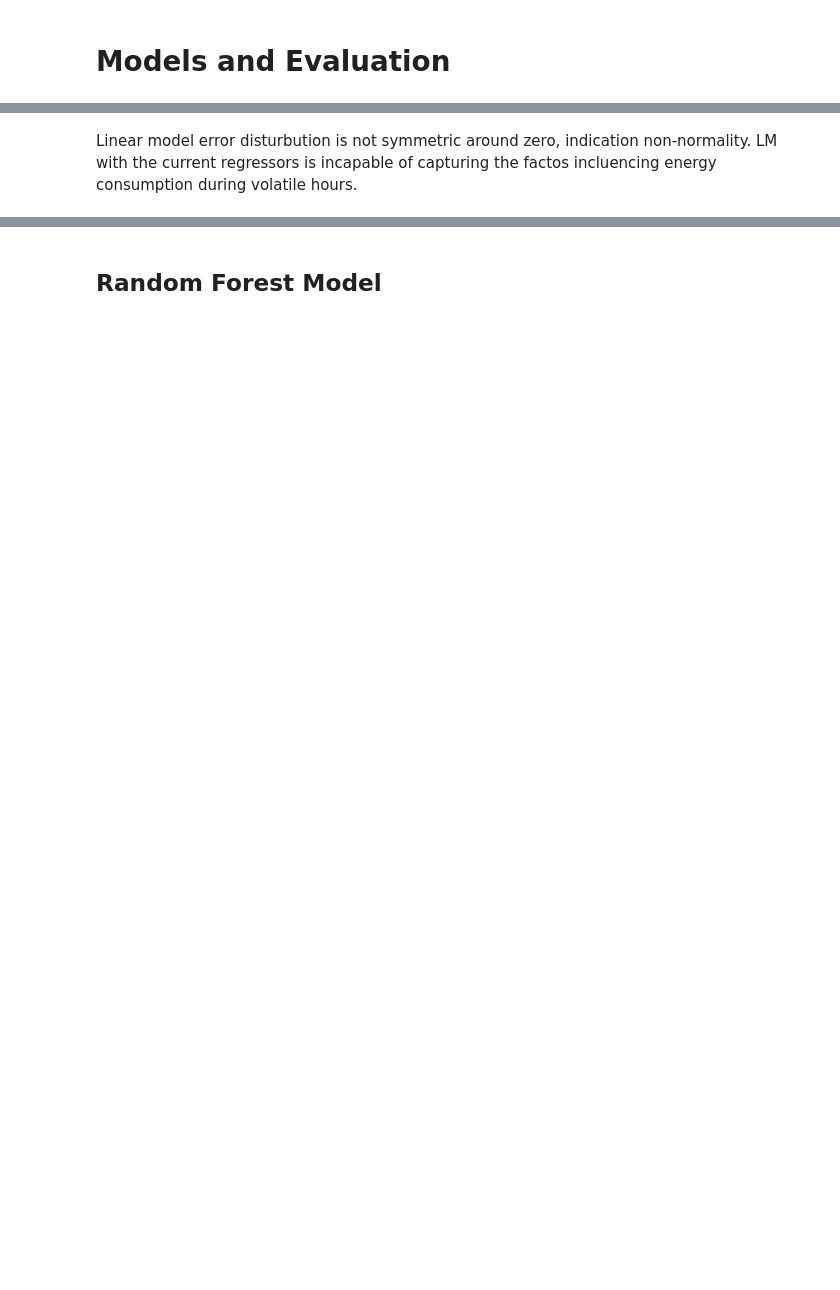
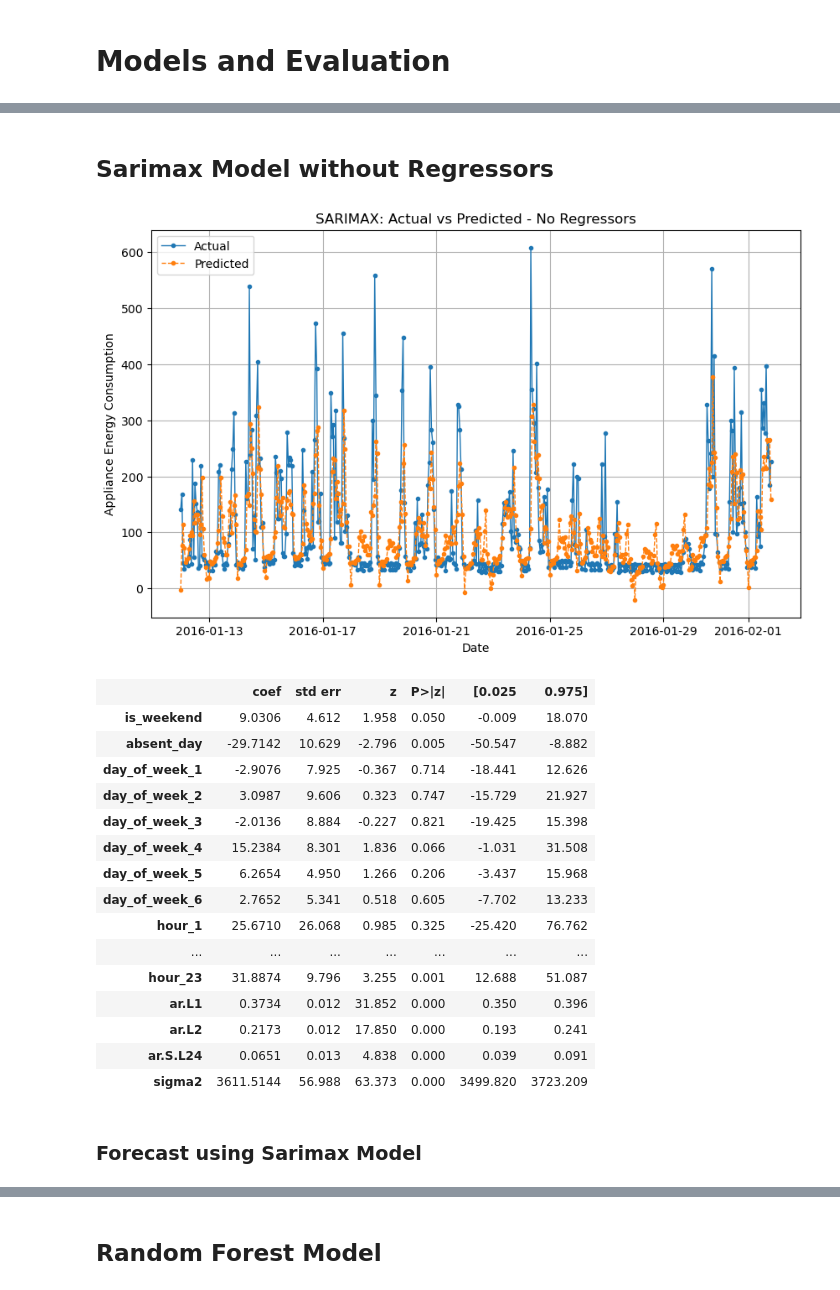
Before and after one commit to farukyasarphd/time_series_prediction_energy, a Jupyter notebook: notebooks/Models.ipynb, the cells around one changed output, grey strips where cells are left out. Cells and saved outputs as stored; diff of their text form; code cells hidden in the pictures; blank space fills up the shorter version.

```diff
--- a/notebooks/Models.ipynb
+++ b/notebooks/Models.ipynb
@@ -10,20 +11,20 @@ from sklearn.model_selection import GridSearchCV
 from sklearn.model_selection import RandomizedSearchCV
 from sklearn.metrics import root_mean_squared_error, mean_absolute_error, r2_score
 # %%
-train_file = '../data/processed/train.csv'
-test_file = '../data/processed/test.csv'
+train_file = '../data/processed/hourly_train.csv'
+test_file = '../data/processed/hourly_test.csv'
 
 train_data = pd.read_csv(train_file)
 test_data = pd.read_csv(test_file)
 
-# Remove date column if exists
-if 'date' in train_data.columns:
-    train_data['date'] = pd.to_datetime(train_data['date'])
-    train_data = train_data.drop(columns=['date'])
+# Ensure 'date' is in datetime format and set as index
+train_data['date'] = pd.to_datetime(train_data['date'])
+train_data.set_index('date', inplace=True)
+train_data = train_data.asfreq('h')
 
-if 'date' in test_data.columns:
-    test_data['date'] = pd.to_datetime(test_data['date'])
-    test_data = test_data.drop(columns=['date'])
+test_data['date'] = pd.to_datetime(test_data['date'])
+test_data.set_index('date', inplace=True)
+test_data = test_data.asfreq('h')
 
 print(f'Train size: {train_data.shape}, Test size: {test_data.shape}')
 # %% [output]
@@ -170,2 +32,55 @@ plt.show()
-# %% [markdown]
-Linear model error disturbution is not symmetric around zero, indication non-normality. LM with the current regressors is incapable of capturing the factos incluencing energy consumption during volatile hours.
+# %% [markdown]
+## Sarimax Model without Regressors
+# %%
+# SARIMA Model Parameters without regresssors
+categorical_vars = train_data[['day_of_week', 'hour', 'is_weekend', 'absent_day']]
+exog_vars = pd.get_dummies(categorical_vars, columns=['day_of_week', 'hour'], drop_first=True)
+exog_vars = exog_vars.apply(lambda x: x.astype(int) if x.dtype == 'bool' else x)
+
+model1 = SARIMAX(train_data['Appliances'],
+                exog = exog_vars,
+                order=(2, 0, 0),              # AR(2), No differencing, No MA
+                seasonal_order=(1, 0, 0, 24), # Seasonal AR(1) with 24-hour periodicity
+                enforce_stationarity=False,
+                enforce_invertibility=False)
+
+# Fit the SARIMA Model
+sarima_result1 = model1.fit(disp=False)
+# align indices
+fitted_values = sarima_result1.fittedvalues
+fitted_values.index = train_data.index[fitted_values.shape[0] * -1:]
+
+# Plot Actual vs Predicted
+plt.figure(figsize=(10, 6))
+plt.plot(train_data['Appliances'].iloc[:500], label='Actual', marker='.', linewidth=1)
+plt.plot(fitted_values.iloc[:500], label='Predicted', marker='.', linewidth=1, linestyle='--')
+plt.xlabel('Date')
+plt.ylabel('Appliance Energy Consumption')
+plt.title('SARIMAX: Actual vs Predicted - No Regressors')
+plt.legend()
+plt.grid(True)
+plt.show()
+
+# Model Summary
+model_summary1 = sarima_result1.summary()
+model_summary1.tables[1]
+# %% [output]
+[figure, added]
+|  | coef | std err | z | P>|z| | [0.025 | 0.975] |
+| is_weekend | 9.0306 | 4.612 | 1.958 | 0.050 | -0.009 | 18.070 |
+| absent_day | -29.7142 | 10.629 | -2.796 | 0.005 | -50.547 | -8.882 |
+| day_of_week_1 | -2.9076 | 7.925 | -0.367 | 0.714 | -18.441 | 12.626 |
+| day_of_week_2 | 3.0987 | 9.606 | 0.323 | 0.747 | -15.729 | 21.927 |
+| day_of_week_3 | -2.0136 | 8.884 | -0.227 | 0.821 | -19.425 | 15.398 |
+| day_of_week_4 | 15.2384 | 8.301 | 1.836 | 0.066 | -1.031 | 31.508 |
+| day_of_week_5 | 6.2654 | 4.950 | 1.266 | 0.206 | -3.437 | 15.968 |
+| day_of_week_6 | 2.7652 | 5.341 | 0.518 | 0.605 | -7.702 | 13.233 |
+| hour_1 | 25.6710 | 26.068 | 0.985 | 0.325 | -25.420 | 76.762 |
+| ... | ... | ... | ... | ... | ... | ... |
+| hour_23 | 31.8874 | 9.796 | 3.255 | 0.001 | 12.688 | 51.087 |
+| ar.L1 | 0.3734 | 0.012 | 31.852 | 0.000 | 0.350 | 0.396 |
+| ar.L2 | 0.2173 | 0.012 | 17.850 | 0.000 | 0.193 | 0.241 |
+| ar.S.L24 | 0.0651 | 0.013 | 4.838 | 0.000 | 0.039 | 0.091 |
+| sigma2 | 3611.5144 | 56.988 | 63.373 | 0.000 | 3499.820 | 3723.209 |
+# %% [markdown]
+### Forecast using Sarimax Model
```
Also changed, not shown: parts of 25 cells of this notebook, 7 other files.
